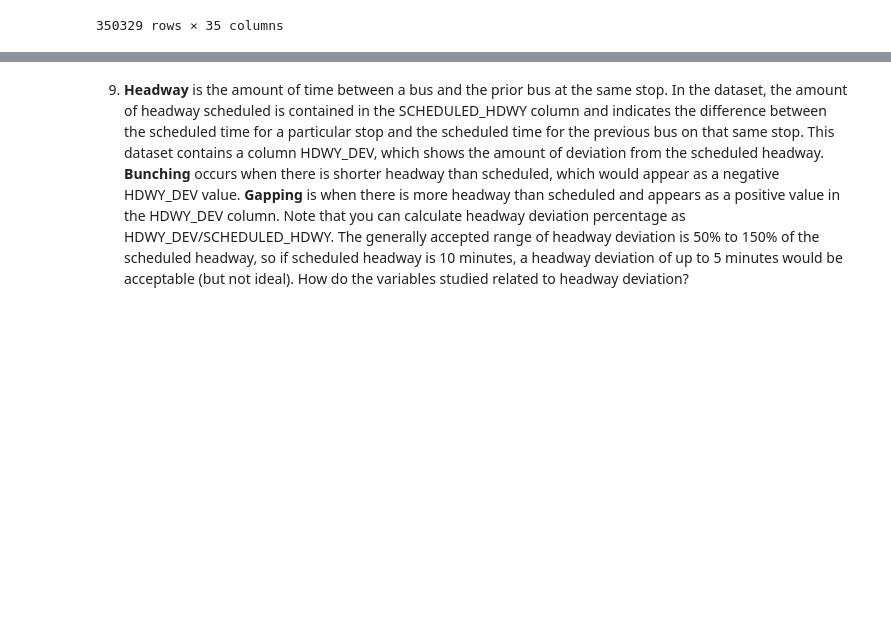
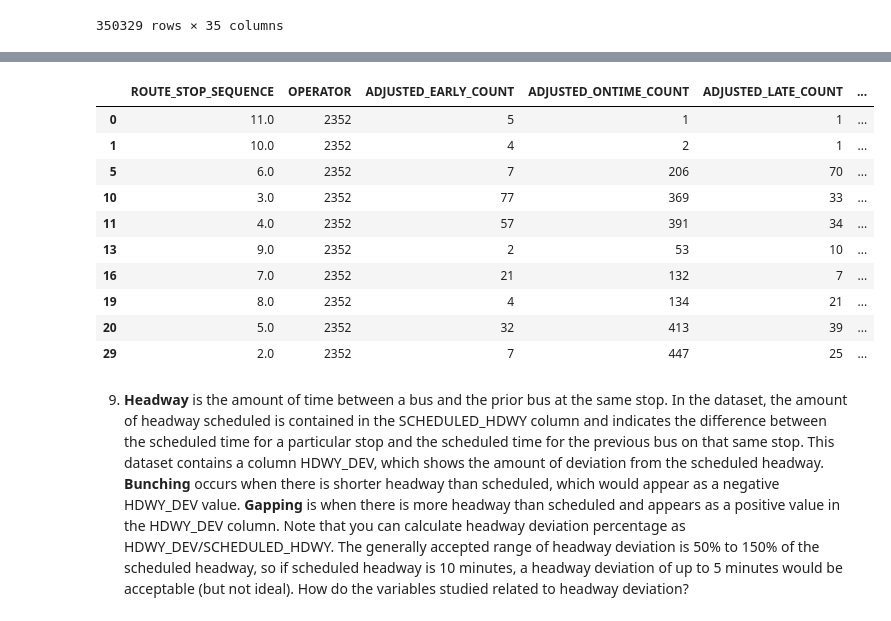
Before and after one commit to Isiybelle/wego-analysis, a Jupyter notebook: notebooks/Wego Project.ipynb, the cells around one changed output, grey strips where cells are left out. Saved outputs shown, nothing was run; the diff lists cells and outputs as text; code cells hidden in the pictures; blank space fills up the shorter version.

```diff
--- a/notebooks/Wego Project.ipynb
+++ b/notebooks/Wego Project.ipynb
@@ -841,3 +842,8 @@ wego
 | 350327 | 120230930 | 2 | 100406613 | 2023-09-30 | 7 | 702 | 2312 | 353449 | ... |
 | 350328 | 120230930 | 2 | 100406614 | 2023-09-30 | 7 | 702 | 2312 | 353449 | ... |
 350329 rows × 35 columns
+# %%
+operatordf = pd.read_csv('../data/merged_adherence.csv')
+op_on_pct = operatordf.groupby('OPERATOR')['PCT_ONTIME'].mean()
+op_on_pct.to_frame()
+op_on_pct = pd.DataFrame(op_on_pct)
@@ -844,3 +894,17 @@ wego
+# %%
+operatordf.loc[operatordf['OPERATOR'] == 2352]
+# %% [output]
+|  | ROUTE_STOP_SEQUENCE | OPERATOR | ADJUSTED_EARLY_COUNT | ADJUSTED_ONTIME_COUNT | ADJUSTED_LATE_COUNT | ... |
+| 0 | 11.0 | 2352 | 5 | 1 | 1 | ... |
+| 1 | 10.0 | 2352 | 4 | 2 | 1 | ... |
+| 5 | 6.0 | 2352 | 7 | 206 | 70 | ... |
+| 10 | 3.0 | 2352 | 77 | 369 | 33 | ... |
+| 11 | 4.0 | 2352 | 57 | 391 | 34 | ... |
+| 13 | 9.0 | 2352 | 2 | 53 | 10 | ... |
+| 16 | 7.0 | 2352 | 21 | 132 | 7 | ... |
+| 19 | 8.0 | 2352 | 4 | 134 | 21 | ... |
+| 20 | 5.0 | 2352 | 32 | 413 | 39 | ... |
+| 29 | 2.0 | 2352 | 7 | 447 | 25 | ... |
 # %% [markdown]
 9. **Headway** is the amount of time between a bus and the prior bus at the same stop. In the dataset, the amount of headway scheduled is contained in the SCHEDULED_HDWY column and indicates the difference between the scheduled time for a particular stop and the scheduled time for the previous bus on that same stop.
 This dataset contains a column HDWY_DEV, which shows the amount of deviation from the scheduled headway. **Bunching** occurs when there is shorter headway than scheduled, which would appear as a negative HDWY_DEV value. **Gapping** is when there is more headway than scheduled and appears as a positive value in the HDWY_DEV column. Note that you can calculate headway deviation percentage as HDWY_DEV/SCHEDULED_HDWY. The generally accepted range of headway deviation is 50% to 150% of the scheduled headway, so if scheduled headway is 10 minutes, a headway deviation of up to 5 minutes would be acceptable (but not ideal).
```
Also changed, not shown: parts of 18 cells of this notebook, 1 other file.
